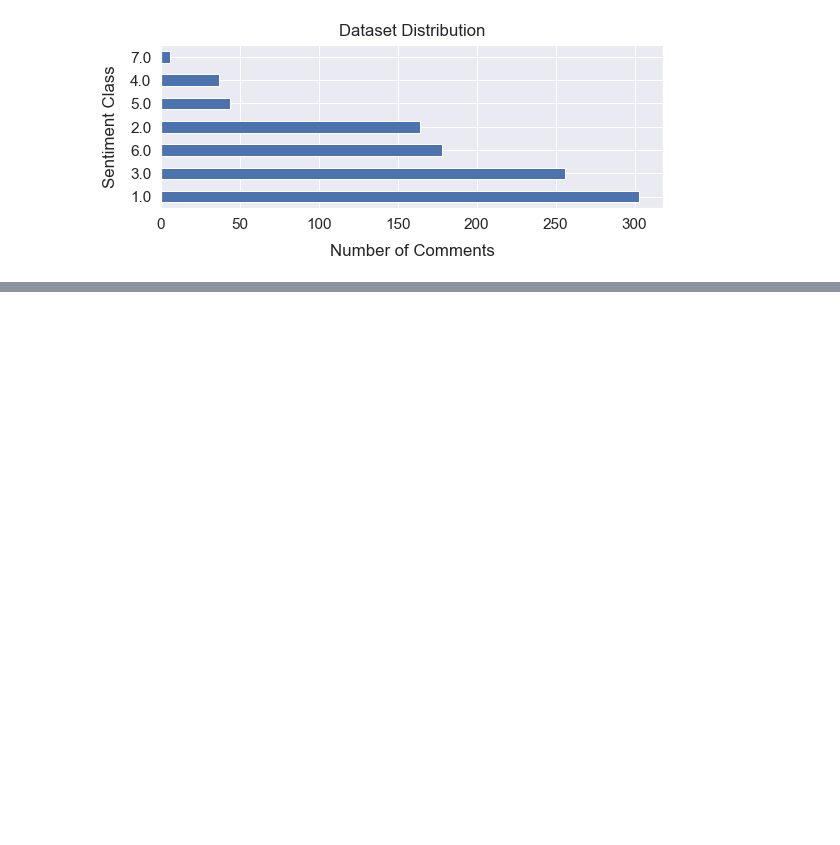
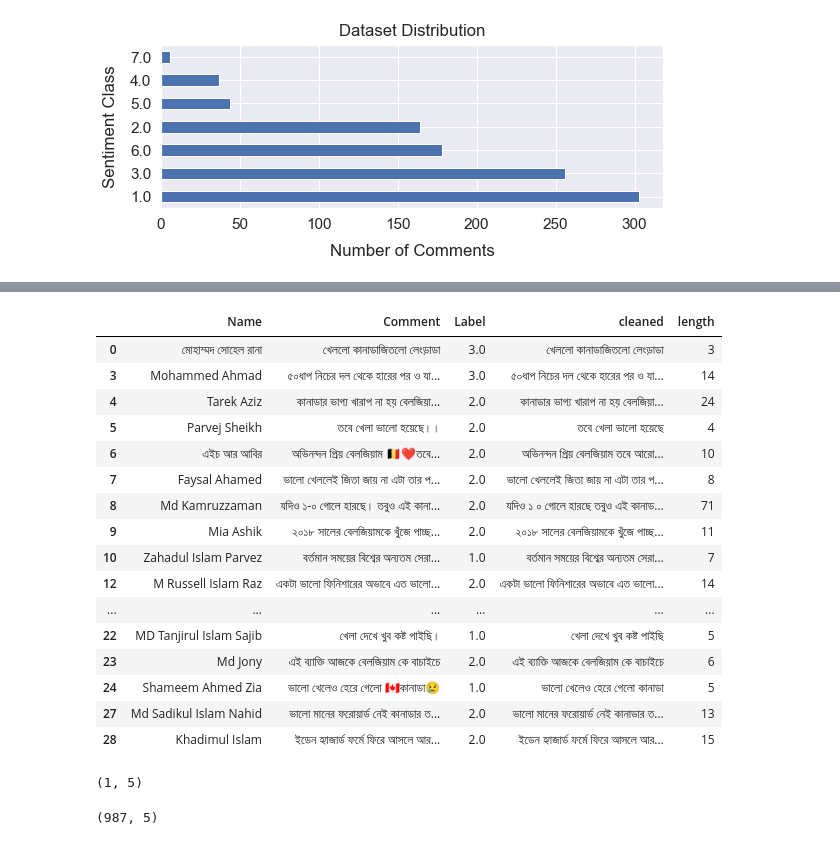
Before and after one commit to anikislam104/Sentiment_analysis_learning, a Jupyter notebook: merging_excels.ipynb, the cells around one changed output, grey strips where cells are left out. Cells and saved outputs as stored; diff of their text form; code cells hidden in the pictures; blank space fills up the shorter version.

Commit message:
upto data summary

```diff
--- a/merging_excels.ipynb
+++ b/merging_excels.ipynb
@@ -118,3 +118,10 @@ plt.yticks(rotation = 0)
 plt.title("Dataset Distribution", y=1.02);
 # %% [output]
 [figure]
+# %%
+
+
+# Data cleaning function
+def process_comments(Comment):
+    Comment = re.sub('[^\u0980-\u09FF]',' ',str(Comment)) #removing unnecessary punctuation
+    return Comment
@@ -120,0 +132,5 @@ plt.title("Dataset Distribution", y=1.02);
+# %%
+
+
+# Apply the function into the dataframe
+data['cleaned'] = data['Comment'].apply(process_comments)
@@ -120,0 +157,28 @@ plt.title("Dataset Distribution", y=1.02);
+# %%
+#length of the comments
+data['length'] = data['cleaned'].apply(lambda x: len(x.split()))
+# %%
+data.head(20)
+# %% [output]
+|  | Name | Comment | Label | cleaned | length |
+| 0 | মোহাম্মদ সোহেল রানা | খেললো কানাডাজিতলো লেংড়াডা | 3.0 | খেললো কানাডাজিতলো লেংড়াডা | 3 |
+| 3 | Mohammed Ahmad | ৫০ধাপ নিচের দল থেকে হারের পর ও যা... | 3.0 | ৫০ধাপ নিচের দল থেকে হারের পর ও যা... | 14 |
+| 4 | Tarek Aziz | কানাডার ভাগ্য খারাপ না হয় বেলজিয়া... | 2.0 | কানাডার ভাগ্য খারাপ না হয় বেলজিয়া... | 24 |
+| 5 | Parvej Sheikh | তবে খেলা ভালো হয়েছে।। | 2.0 | তবে খেলা ভালো হয়েছে | 4 |
+| 6 | এইচ আর আবির | অভিনন্দন প্রিয় বেলজিয়াম 🇧🇪❤️তবে... | 2.0 | অভিনন্দন প্রিয় বেলজিয়াম তবে আরো... | 10 |
+| 7 | Faysal Ahamed | ভালো খেললেই জিতা জায় না এটা তার প... | 2.0 | ভালো খেললেই জিতা জায় না এটা তার প... | 8 |
+| 8 | Md Kamruzzaman | যদিও ১-০ গোলে হারছে। তবুও এই কানা... | 2.0 | যদিও ১ ০ গোলে হারছে তবুও এই কানাড... | 71 |
+| 9 | Mia Ashik | ২০১৮ সালের বেলজিয়ামকে খুঁজে পাচ্ছ... | 2.0 | ২০১৮ সালের বেলজিয়ামকে খুঁজে পাচ্ছ... | 11 |
+| 10 | Zahadul Islam Parvez | বর্তমান সময়ের বিশ্বের অন্যতম সেরা... | 1.0 | বর্তমান সময়ের বিশ্বের অন্যতম সেরা... | 7 |
+| 12 | M Russell Islam Raz | একটা ভালো ফিনিশারের অভাবে এত ভালো... | 2.0 | একটা ভালো ফিনিশারের অভাবে এত ভালো... | 14 |
+| ... | ... | ... | ... | ... | ... |
+| 22 | MD Tanjirul Islam Sajib | খেলা দেখে খুব কষ্ট পাইছি। | 1.0 | খেলা দেখে খুব কষ্ট পাইছি | 5 |
+| 23 | Md Jony | এই ব্যাক্তি আজকে বেলজিয়াম কে বাচাইচে | 2.0 | এই ব্যাক্তি আজকে বেলজিয়াম কে বাচাইচে | 6 |
+| 24 | Shameem Ahmed Zia | ভালো খেলেও হেরে গেলো 🇨🇦কানাডা😢 | 1.0 | ভালো খেলেও হেরে গেলো কানাডা | 5 |
+| 27 | Md Sadikul Islam Nahid | ভালো মানের ফরোয়ার্ড নেই কানাডার ত... | 2.0 | ভালো মানের ফরোয়ার্ড নেই কানাডার ত... | 13 |
+| 28 | Khadimul Islam | ইডেন হ্যাজার্ড ফর্মে ফিরে আসলে আর... | 2.0 | ইডেন হ্যাজার্ড ফর্মে ফিরে আসলে আর... | 15 |
+# %%
+#count the number of comments with length equal to 0
+data[data['length']==0].shape
+# %% [output]
+(1, 5)
@@ -120,0 +188,4 @@ plt.title("Dataset Distribution", y=1.02);
+# %%
+data.shape
+# %% [output]
+(987, 5)
```
Also changed, not shown: parts of 8 cells of this notebook.
